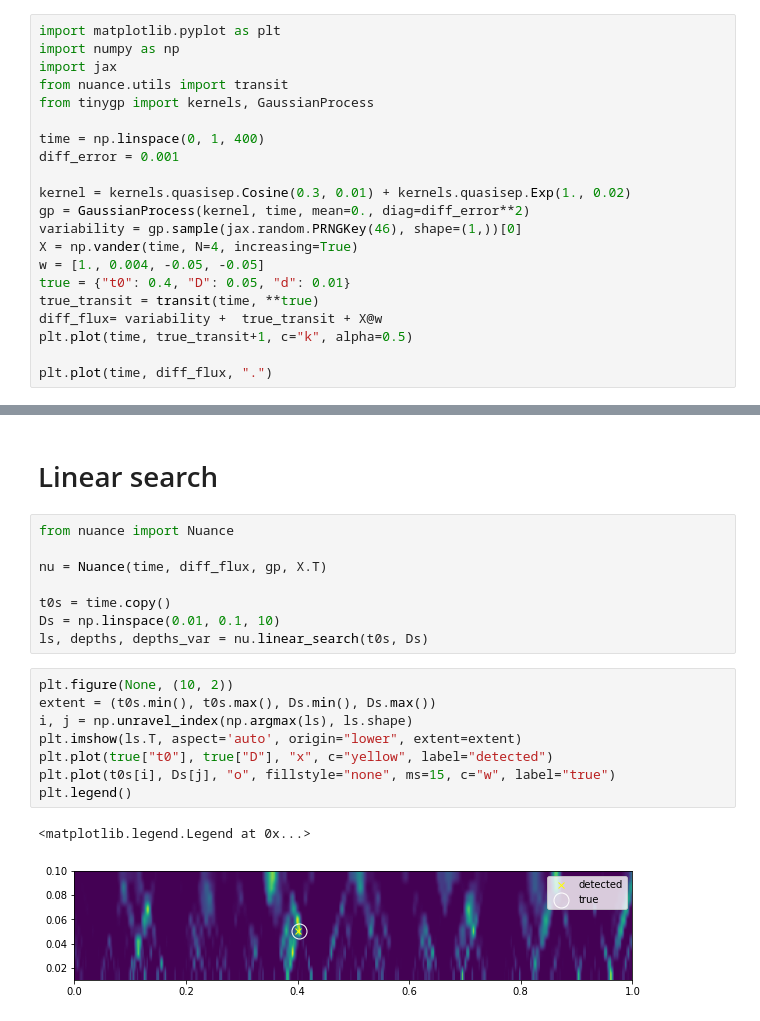
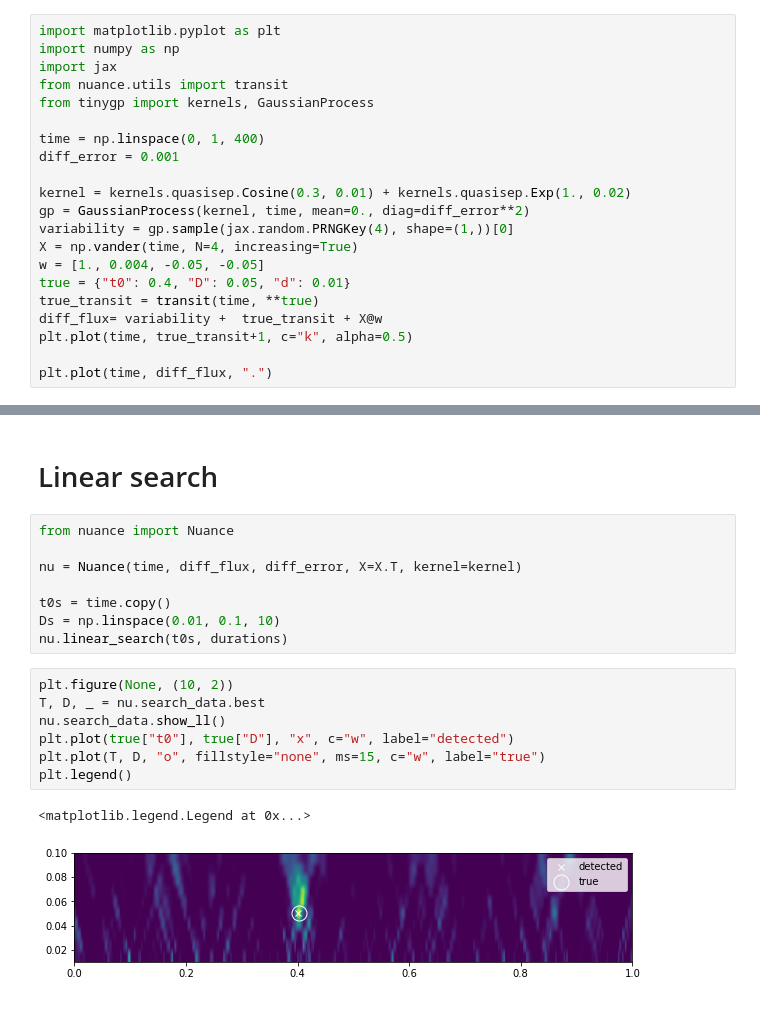
Before and after one commit to lgrcia/nuance, a Jupyter notebook: docs/notebooks/single_variability.ipynb, the cells around one changed output, grey strips where cells are left out. Cells and saved outputs as stored; diff of their text form.

```diff
--- a/docs/notebooks/single_variability.ipynb
+++ b/docs/notebooks/single_variability.ipynb
@@ -14,7 +14,7 @@ diff_error = 0.001
 
 kernel = kernels.quasisep.Cosine(0.3, 0.01) + kernels.quasisep.Exp(1., 0.02)
 gp = GaussianProcess(kernel, time, mean=0., diag=diff_error**2)
-variability = gp.sample(jax.random.PRNGKey(46), shape=(1,))[0]
+variability = gp.sample(jax.random.PRNGKey(4), shape=(1,))[0]
 X = np.vander(time, N=4, increasing=True)
 w = [1., 0.004, -0.05, -0.05]
 true = {"t0": 0.4, "D": 0.05, "d": 0.01}
@@ -31,19 +31,18 @@ plt.plot(time, diff_flux, ".")
 # %%
 from nuance import Nuance
 
-nu = Nuance(time, diff_flux, gp, X.T)
+nu = Nuance(time, diff_flux, diff_error, X=X.T, kernel=kernel)
 
 t0s = time.copy()
 Ds = np.linspace(0.01, 0.1, 10)
-ls, depths, depths_var = nu.linear_search(t0s, Ds)
+nu.linear_search(t0s, durations)
 # %%
 plt.figure(None, (10, 2))
-extent = (t0s.min(), t0s.max(), Ds.min(), Ds.max())
-i, j = np.unravel_index(np.argmax(ls), ls.shape)
-plt.imshow(ls.T, aspect='auto', origin="lower", extent=extent)
-plt.plot(true["t0"], true["D"], "x", c="yellow", label="detected")
-plt.plot(t0s[i], Ds[j], "o", fillstyle="none", ms=15, c="w", label="true")
+T, D, _ = nu.search_data.best
+nu.search_data.show_ll()
+plt.plot(true["t0"], true["D"], "x", c="w", label="detected")
+plt.plot(T, D, "o", fillstyle="none", ms=15, c="w", label="true")
 plt.legend()
 # %% [output]
 <matplotlib.legend.Legend at 0x...>
-[figure, old version]
+[figure, new version]
```
Also changed, not shown: parts of 1 cell of this notebook, 6 other files.
